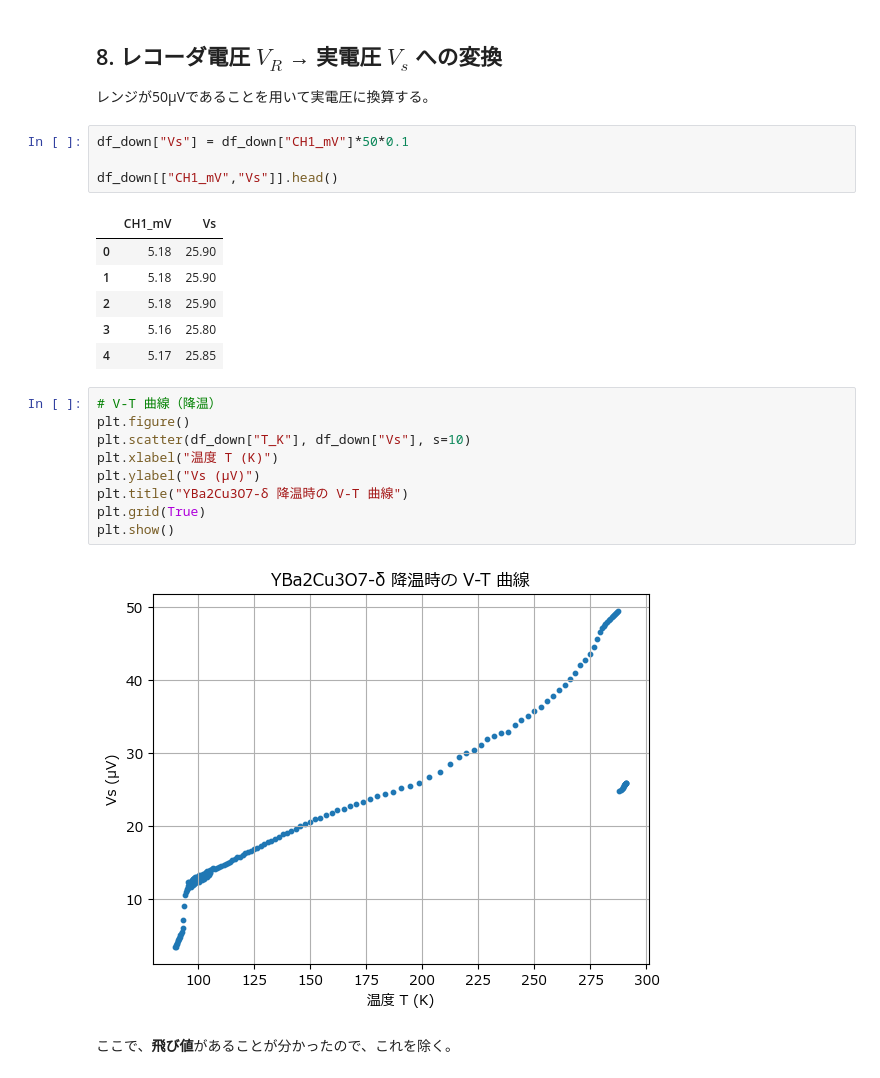
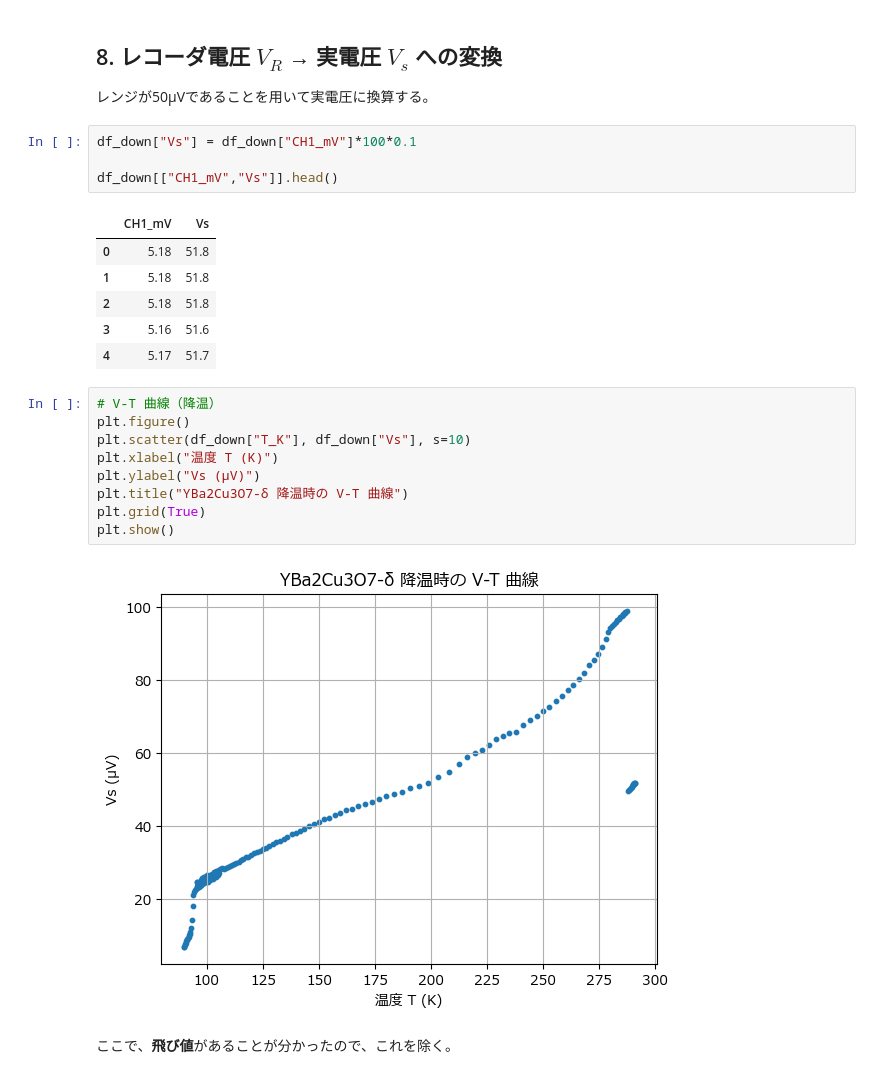
Before and after one commit to kyoka1013/superconductivity, a Jupyter notebook: 超伝導_解析_完成版.ipynb, the cells around one changed output. Drawn from its saved outputs; the diff is of its cells as text.

```diff
--- a/超伝導_解析_完成版.ipynb
+++ b/超伝導_解析_完成版.ipynb
@@ -240,16 +240,16 @@ df_down.head()
 
 レンジが50μVであることを用いて実電圧に換算する。
 # %%
-df_down["Vs"] = df_down["CH1_mV"]*50*0.1
+df_down["Vs"] = df_down["CH1_mV"]*100*0.1
 
 df_down[["CH1_mV","Vs"]].head()
 # %% [output]
 |  | CH1_mV | Vs |
-| 0 | 5.18 | 25.90 |
-| 1 | 5.18 | 25.90 |
-| 2 | 5.18 | 25.90 |
-| 3 | 5.16 | 25.80 |
-| 4 | 5.17 | 25.85 |
+| 0 | 5.18 | 51.8 |
+| 1 | 5.18 | 51.8 |
+| 2 | 5.18 | 51.8 |
+| 3 | 5.16 | 51.6 |
+| 4 | 5.17 | 51.7 |
 # %%
 # V-T 曲線（降温）
 plt.figure()
@@ -260,7 +260,7 @@ plt.title("YBa2Cu3O7-δ 降温時の V-T 曲線")
 plt.grid(True)
 plt.show()
 # %% [output]
-[figure, old version]
+[figure, new version]
 # %% [markdown]
 ここで、**飛び値**があることが分かったので、これを除く。
 # %%
```
Also changed, not shown: parts of 8 cells of this notebook.
